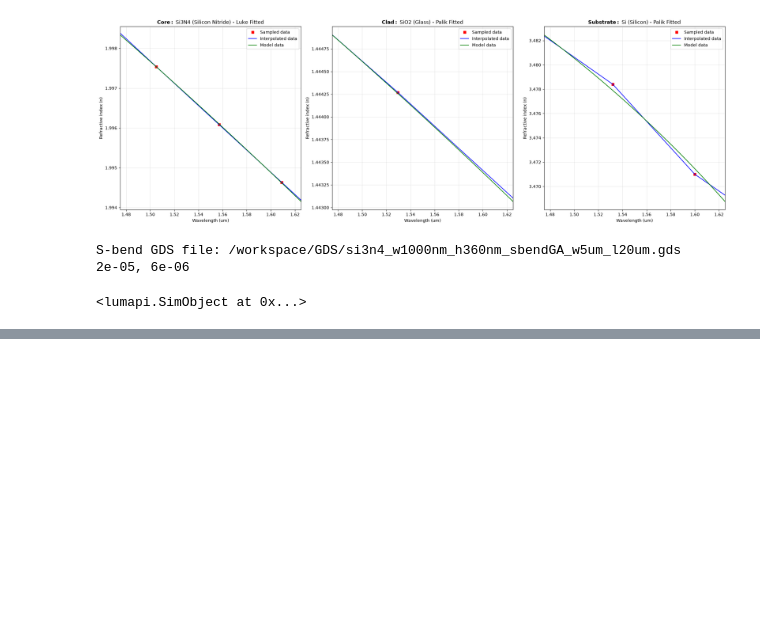
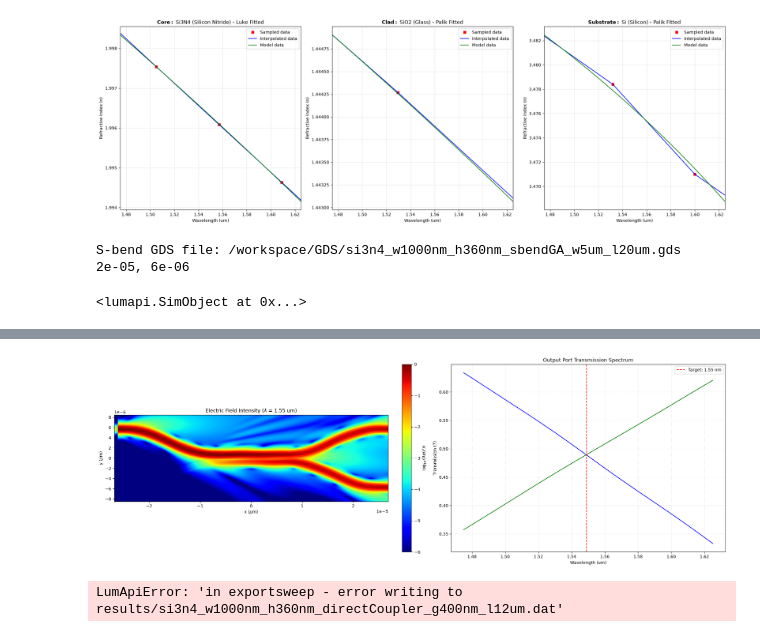
Before and after one commit to Jatsekku/photoNix, a Jupyter notebook: workspace/examples/lumerical/jupyter/stripWaveguide_directionalCoupler_fdtd.ipynb, the cells around one changed output, grey strips where cells are left out. Drawn from its saved outputs; the diff is of its cells as text; code cells hidden in the pictures; blank space fills up the shorter version.

```diff
--- a/workspace/examples/lumerical/jupyter/stripWaveguide_directionalCoupler_fdtd.ipynb
+++ b/workspace/examples/lumerical/jupyter/stripWaveguide_directionalCoupler_fdtd.ipynb
@@ -541,0 +545,64 @@ print(wavelengths)
+# %%
+# Second simulation (denser mesh)
+
+solver.switchtolayout()
+solver.setnamed("FDTD", "mesh accuracy", 3)
+solver.setnamed("index-monitor", "enabled", False)
+
+solver.run()
+
+# Get E fields components from field-monitor
+E = solver.getresult("field-monitor", "E")
+
+# Get index of wavelength nearest center
+lambdas = np.squeeze(E["lambda"])
+lambda_idx = np.argmin(np.abs(lambdas - wavelength_center))
+plot_wavelength = lambdas[lambda_idx]
+
+Ex, Ey, Ez = [np.squeeze(E["E"][..., lambda_idx,i ]) for i in range(3)]
+x, y = np.squeeze(E["x"]), np.squeeze(E["y"])
+
+fig, (ax1, ax2) = plt.subplots(1, 2, figsize=(21, 7), constrained_layout=True)
+
+# Efield
+px.plot_field(
+    Ex, Ey, Ez,
+    x=x, y=y,
+    vmin=-6, vmax=0,
+    ax=ax1
+)
+ax1.set_title(rf'Electric Field Intensity ($\lambda$ = {plot_wavelength*1e6:.2f} um)')
+
+# Transmission
+T3 = solver.getresult("FDTD::ports::port3-out", "T")
+wavelengths = np.squeeze(T3["lambda"])
+T3 = np.squeeze(T3["T"])
+
+T4 = solver.getresult("FDTD::ports::port4-out", "T")
+T4 = np.squeeze(T4["T"])
+
+
+ax2.plot(wavelengths*1e6, T3, color='b')
+ax2.plot(wavelengths*1e6, T4, color='g')
+ax2.axvline(plot_wavelength*1e6, color='r', linestyle='--', label=f'Target: {plot_wavelength*1e6:.2f} nm')
+ax2.set_xlabel('Wavelength (um)')
+ax2.set_ylabel('Transmission ($T$)')
+ax2.set_title('Output Port Transmission Spectrum')
+ax2.grid(True, linestyle=':', alpha=0.6)
+ax2.legend()
+
+plt.show()
+# %% [output]
+[figure, added]
+# %%
+# S-parameters
+
+sweep_name = solver.addsweep(3)
+solver.setsweep(sweep_name, "excite all ports", 0)
+solver.setsweep(sweep_name, "auto symmetry", 1)
+solver.runsweep("s-parameter sweep", "GPU");
+
+# Export S-parameters
+solver.exportsweep("s-parameter sweep", f"results/{experiment_name}.dat", "lumerical")
+# %% [output]
+LumApiError: 'in exportsweep - error writing to results/si3n4_w1000nm_h360nm_directCoupler_g400nm_l12um.dat'
```
Also changed, not shown: parts of 6 cells of this notebook.
